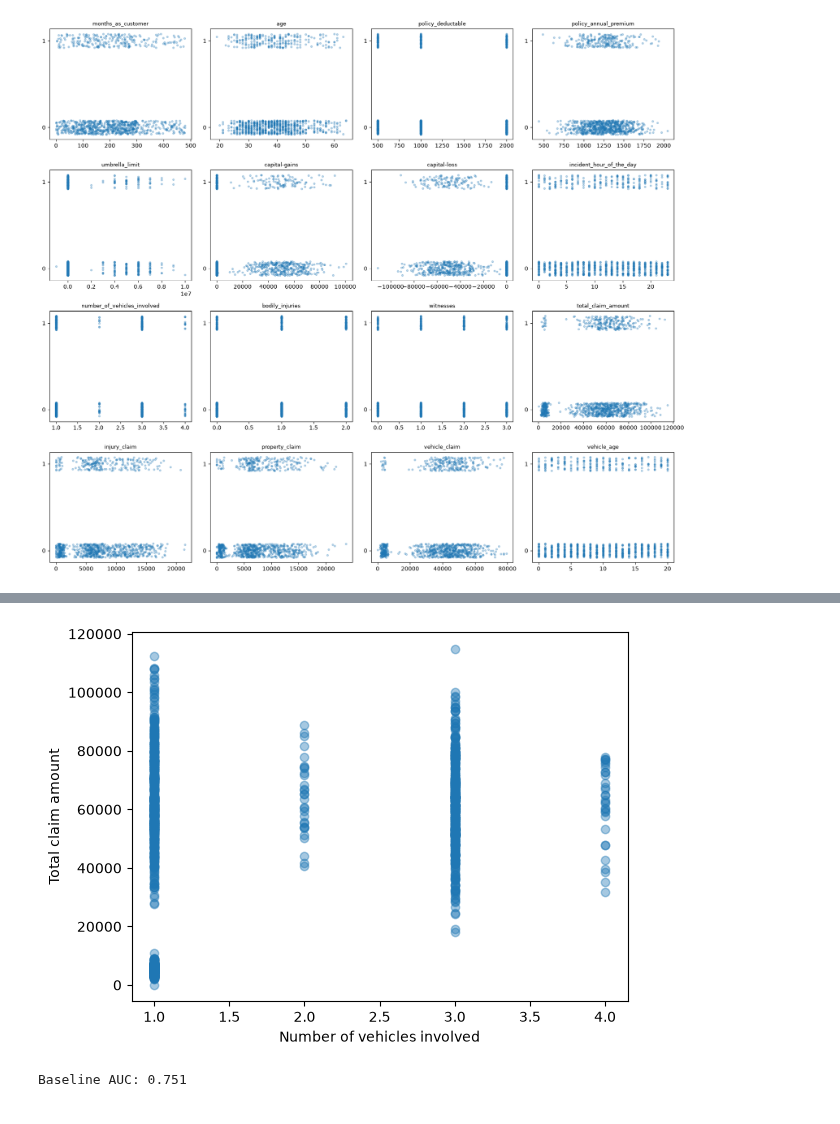
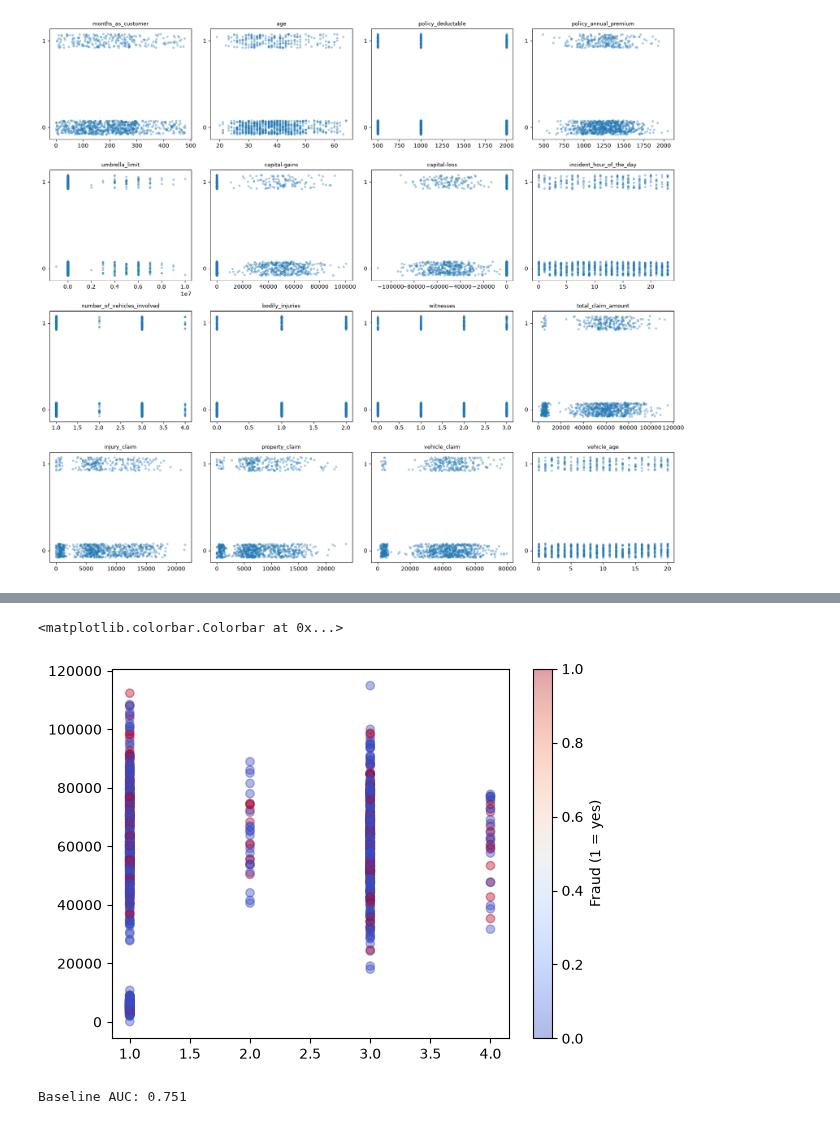
Before and after one commit to dtweeten/Capstone, a Jupyter notebook: Notebook_Simple_EDA.ipynb, the cells around one changed output, grey strips where cells are left out. Cells and saved outputs as stored; diff of their text form; code cells hidden in the pictures.

```diff
--- a/Notebook_Simple_EDA.ipynb
+++ b/Notebook_Simple_EDA.ipynb
@@ -153,8 +183,11 @@ plt.show()
 # %%
-plt.scatter(df["number_of_vehicles_involved"], df["total_claim_amount"], alpha=0.4)
-plt.xlabel("Number of vehicles involved")
-plt.ylabel("Total claim amount")
-plt.show()
+# Showing an example of scatterplots I used to help me determine potential interaction terms
+# I looked for relationships between the two independent variables that could imapct fraud
+
+plt.scatter(df["number_of_vehicles_involved"], df["total_claim_amount"],
+            c=df["fraud"], cmap="coolwarm", alpha=0.4)
+plt.colorbar(label="Fraud (1 = yes)")
 # %% [output]
+<matplotlib.colorbar.Colorbar at 0x...>
-[figure, old version]
+[figure, new version]
 # %%
```
Also changed, not shown: parts of 25 cells of this notebook, 1 other file.
